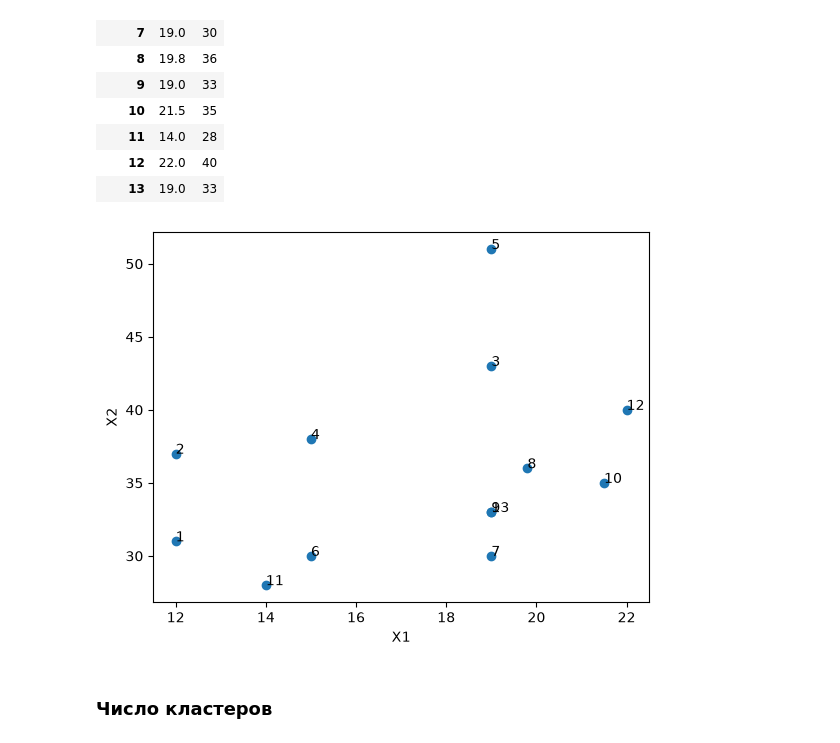
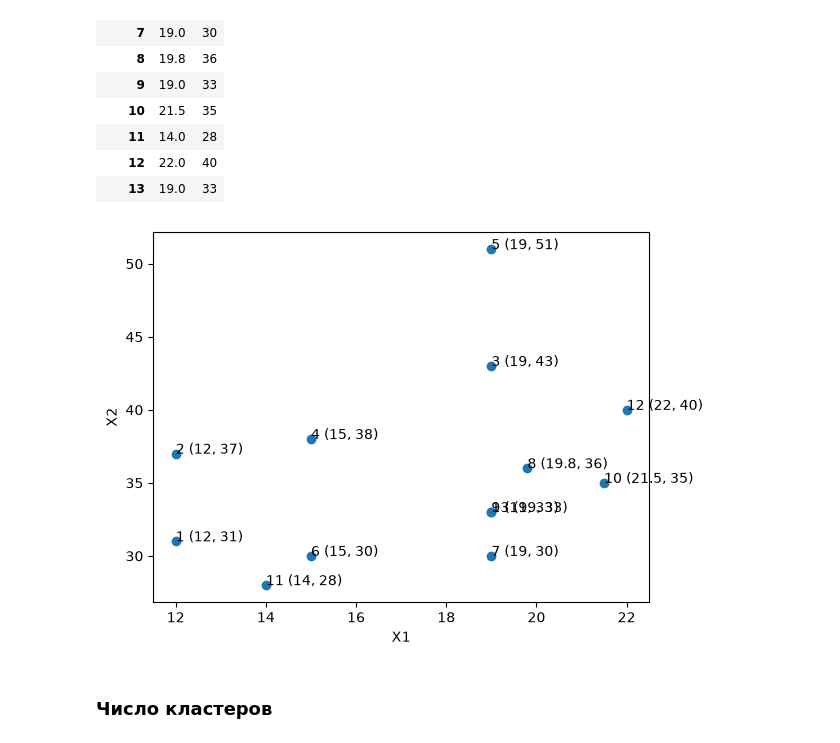
Before and after one commit to AnkoHub/MMAEP_labs, a Jupyter notebook: lab2_Rudenko.ipynb, the cells around one changed output. Cells and saved outputs as stored; diff of their text form; code cells hidden in the pictures.

```diff
--- a/lab2_Rudenko.ipynb
+++ b/lab2_Rudenko.ipynb
@@ -44,12 +44,12 @@ data
 # %%
 plt.scatter(data['X1'], data['X2'])
 for i in data.index:
-    plt.text(data['X1'][i], data['X2'][i], i)
+    plt.text(data['X1'][i], data['X2'][i], f"{i} ({data['X1'][i]:g}, {data['X2'][i]:g})")
 plt.xlabel('X1')
 plt.ylabel('X2')
 plt.show()
 # %% [output]
-[figure, old version]
+[figure, new version]
 # %% [markdown]
 ### Число кластеров
 # %% [markdown]
```
Also changed, not shown: parts of 2 cells of this notebook, 5 other files.
